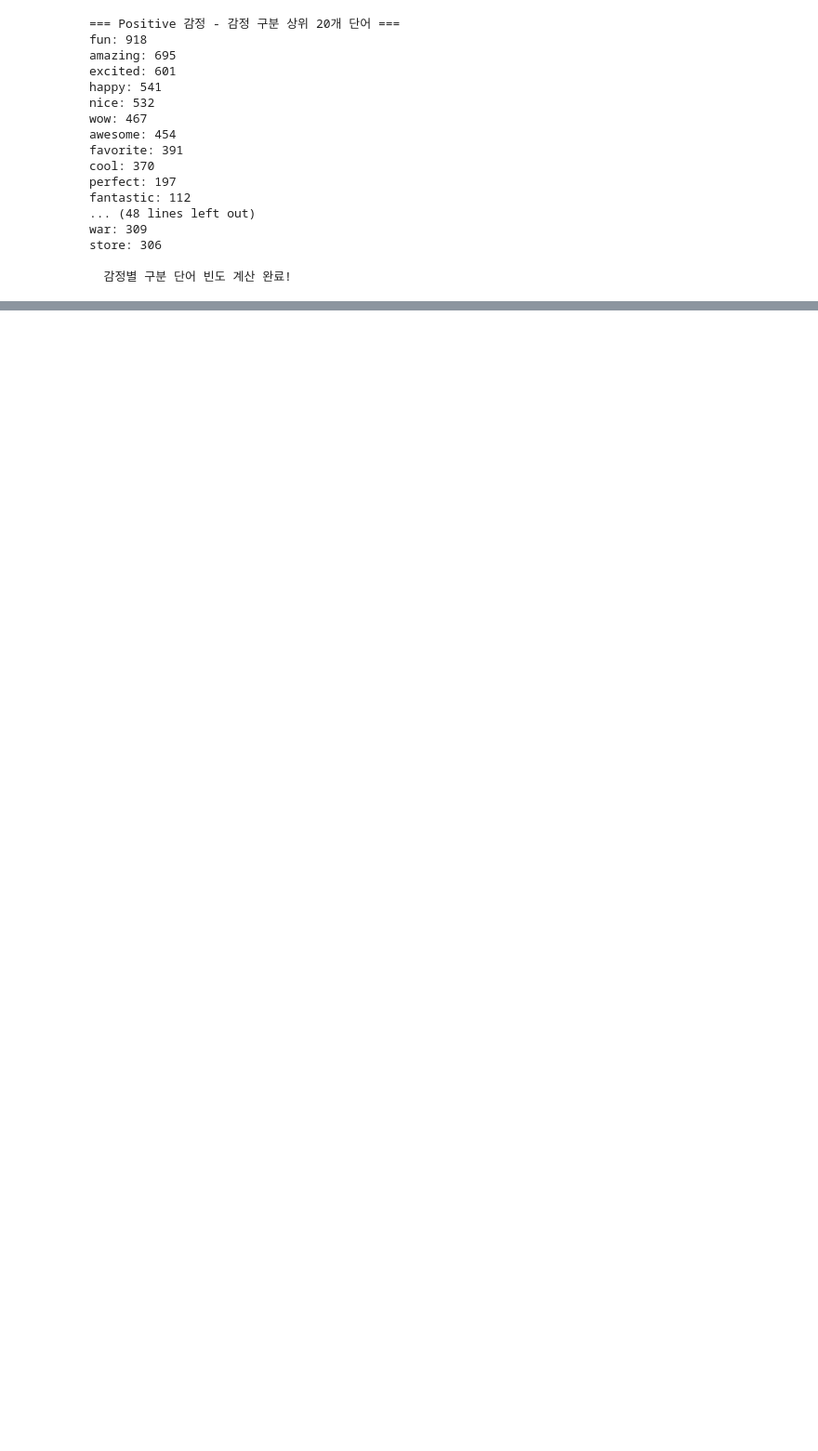
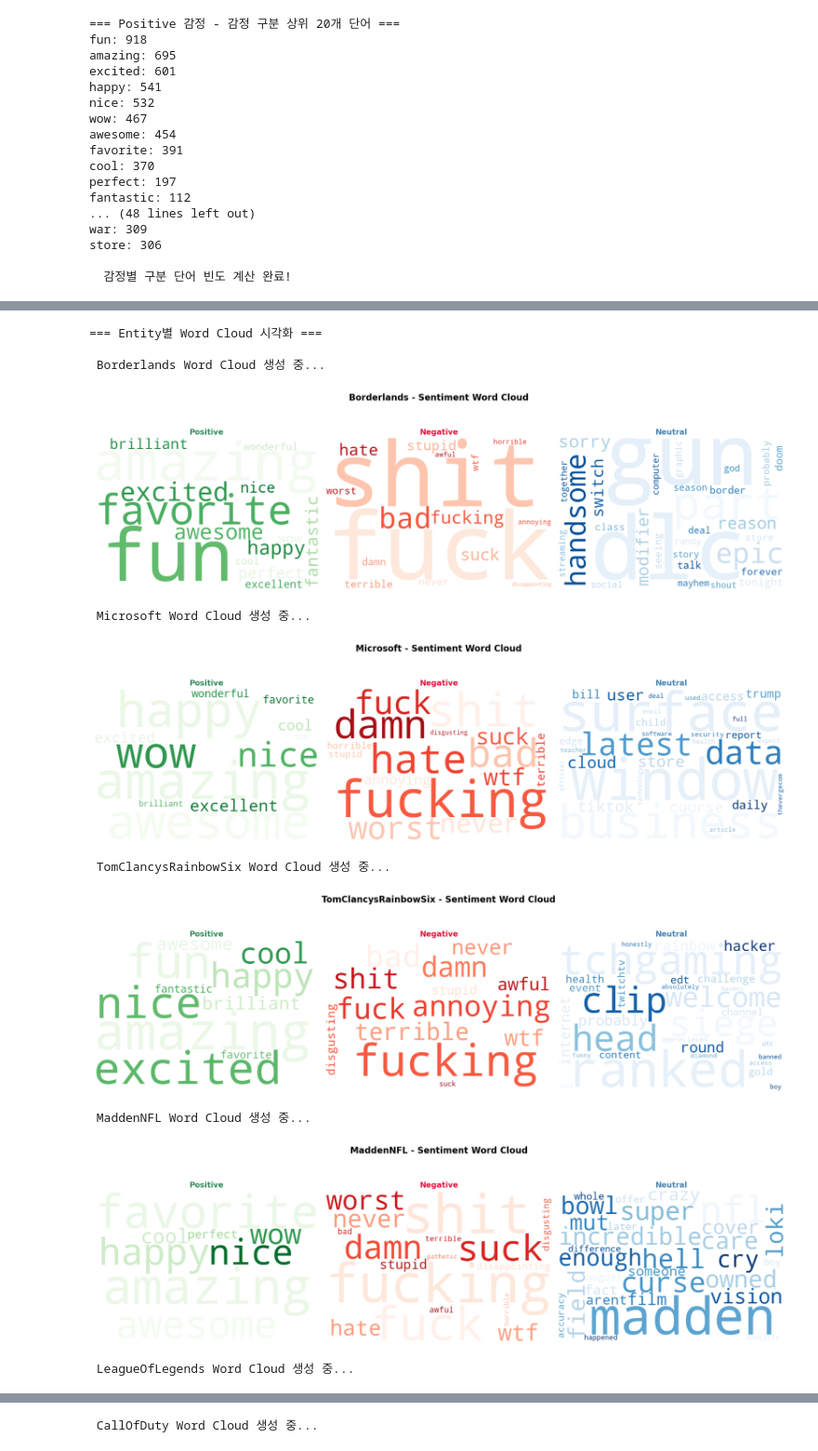
Before and after one commit to peter0524-lab/NLP-HY, a Jupyter notebook: [Week 3] Text Preprocessing/Assignment_1_LeeTaeHwan_2023034102.ipynb, the cells around one changed output, grey strips where cells are left out. Shown at 93% size. Cells and saved outputs as stored; diff of their text form; code cells hidden in the pictures; blank space fills up the shorter version.

```diff
--- a/[Week 3] Text Preprocessing/Assignment_1_LeeTaeHwan_2023034102.ipynb
+++ b/[Week 3] Text Preprocessing/Assignment_1_LeeTaeHwan_2023034102.ipynb
@@ -656,0 +917,62 @@ print("Word Cloud 시각화 완료!")
+# %%
+# Entity별 Word Cloud 시각화
+print("=== Entity별 Word Cloud 시각화 ===")
+
+# Word Cloud 색상 설정
+colormap_dict = {
+    'Positive': 'Greens',    # 초록색 계열
+    'Negative': 'Reds',      # 빨간색 계열
+    'Neutral': 'Blues'       # 파란색 계열
+}
+
+# 각 Entity별로 Word Cloud 생성
+for entity in target_entities:
+    print(f"\n {entity} Word Cloud 생성 중...")
+
+    # 3개 서브플롯 생성 (각 감정별)
+    fig, axes = plt.subplots(1, 3, figsize=(18, 6))
+    fig.suptitle(f'{entity} - Sentiment Word Cloud', fontsize=16, fontweight='bold')
+
+    for idx, sentiment in enumerate(sentiments):
+        # 단어 빈도 딕셔너리 생성
+        word_freq_dict = dict(entity_word_frequencies[entity][sentiment])
+
+        if word_freq_dict:  # 단어가 있는 경우
+            # Word Cloud 생성
+            wordcloud = WordCloud(
+                width=600,
+                height=400,
+                background_color='white',
+                colormap=colormap_dict[sentiment],
+                max_words=30,  # 최대 30개 단어
+                relative_scaling=0.5,
+                random_state=42
+            ).generate_from_frequencies(word_freq_dict)
+
+            # Word Cloud 표시
+            axes[idx].imshow(wordcloud, interpolation='bilinear')
+            axes[idx].set_title(f'{sentiment}', fontsize=14, fontweight='bold', color=colors[sentiment])
+            axes[idx].axis('off')  # 축 제거
+        else:  # 단어가 없는 경우
+            axes[idx].text(0.5, 0.5, f'No words for {sentiment}',
+                          ha='center', va='center', transform=axes[idx].transAxes,
+                          fontsize=14, color='gray')
+            axes[idx].set_title(f'{sentiment}', fontsize=14, fontweight='bold', color=colors[sentiment])
+            axes[idx].axis('off')
+
+    plt.tight_layout()
+    plt.show()
+
+print("\n Entity별 Word Cloud 시각화 완료!")
+# %% [output]
+=== Entity별 Word Cloud 시각화 ===
+
+ Borderlands Word Cloud 생성 중...
+[figure, added]
+ Microsoft Word Cloud 생성 중...
+[figure, added]
+ TomClancysRainbowSix Word Cloud 생성 중...
+[figure, added]
+ MaddenNFL Word Cloud 생성 중...
+[figure, added]
+ LeagueOfLegends Word Cloud 생성 중...
@@ -656,0 +980 @@ print("Word Cloud 시각화 완료!")
+ CallOfDuty Word Cloud 생성 중...
```
Also changed, not shown: parts of 13 cells of this notebook.
